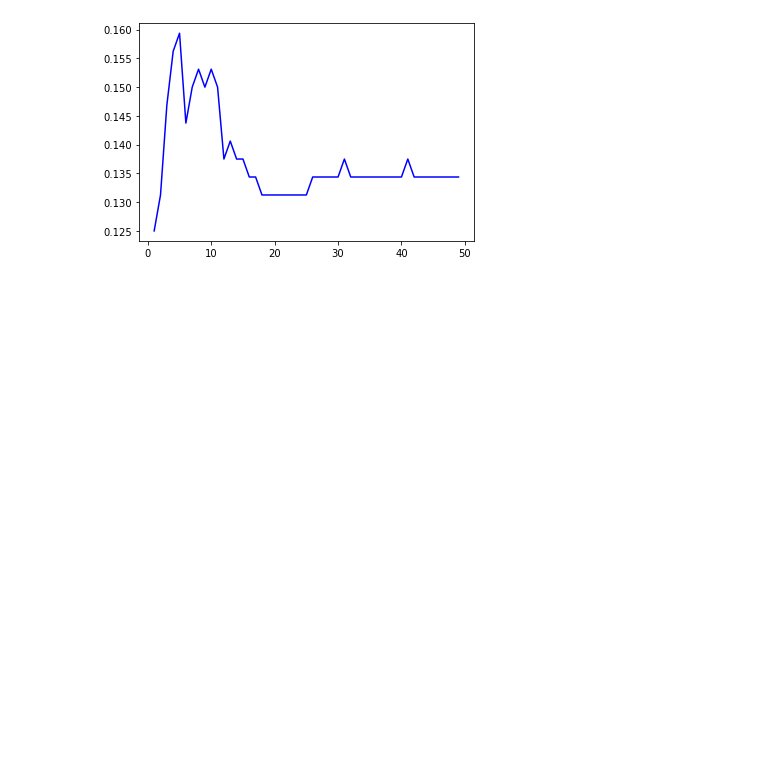
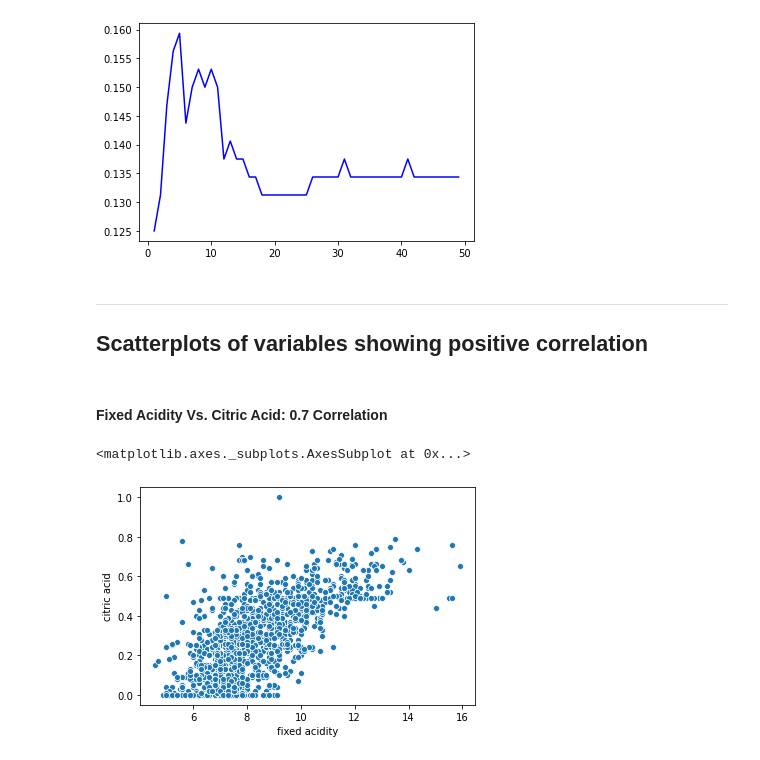
Before and after one commit to PJFinnerty/Machine-Learning-and-Statistics, a Jupyter notebook: KNN.ipynb, the cells around one changed output. Saved outputs shown, nothing was run; the diff lists cells and outputs as text; code cells hidden in the pictures; blank space fills up the shorter version.

Commit message:
Added 3 scatter plots of variable pairs showing highest positive correlation. And 3 plots of variable pairs showing negative correlation.

```diff
--- a/KNN.ipynb
+++ b/KNN.ipynb
@@ -217,3 +218,14 @@ sns.lineplot(range(1,50), accuracy, color='blue')
 # %% [output]
 <matplotlib.axes._subplots.AxesSubplot at 0x...>
 [figure]
+# %% [markdown]
+***
+
+## Scatterplots of variables showing positive correlation
+# %% [markdown]
+#### Fixed Acidity Vs. Citric Acid: 0.7 Correlation
+# %%
+sns.scatterplot(x='fixed acidity', y='citric acid', data=data_4)
+# %% [output]
+<matplotlib.axes._subplots.AxesSubplot at 0x...>
+[figure, added]
```
Also changed, not shown: parts of 12 cells of this notebook.
